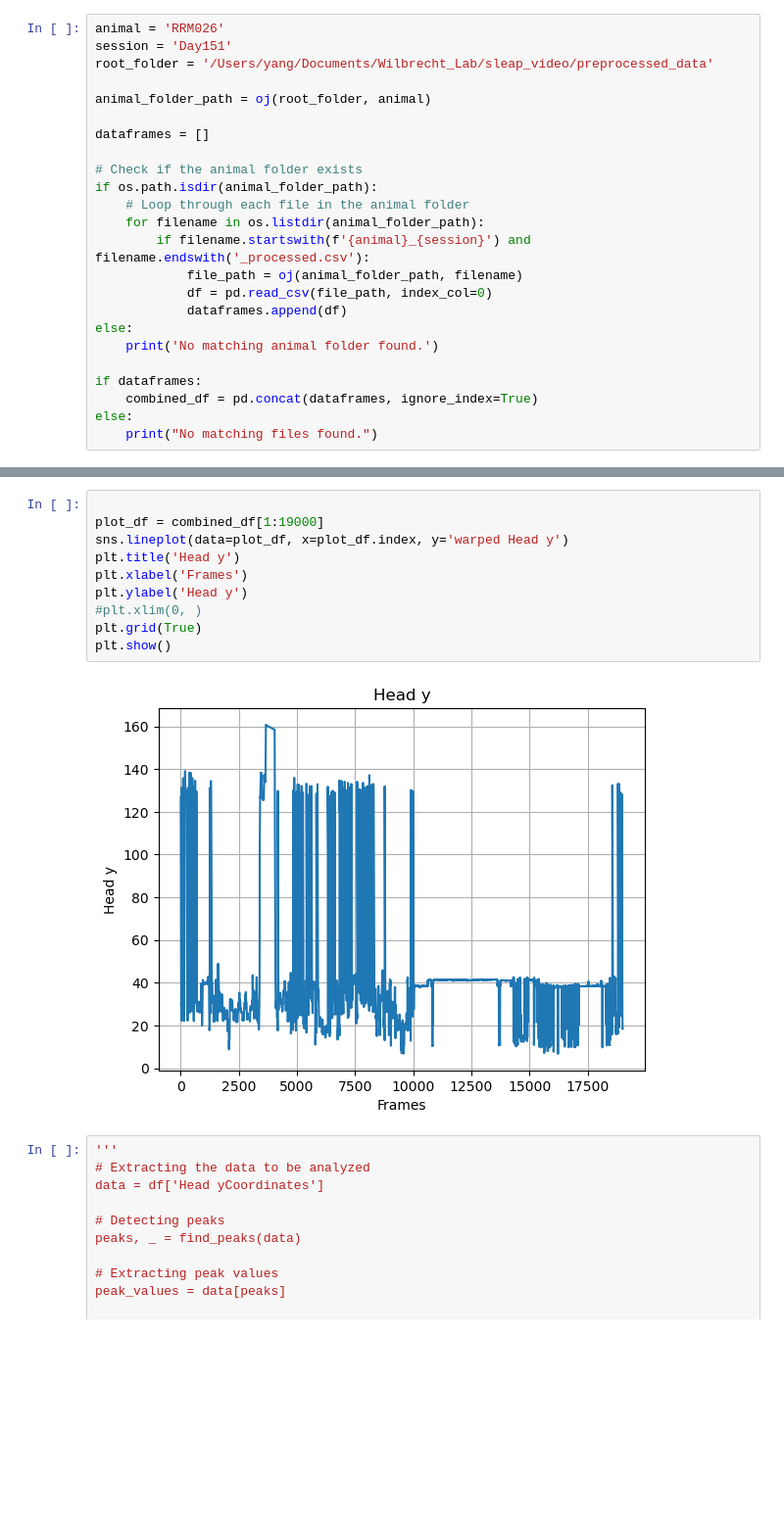
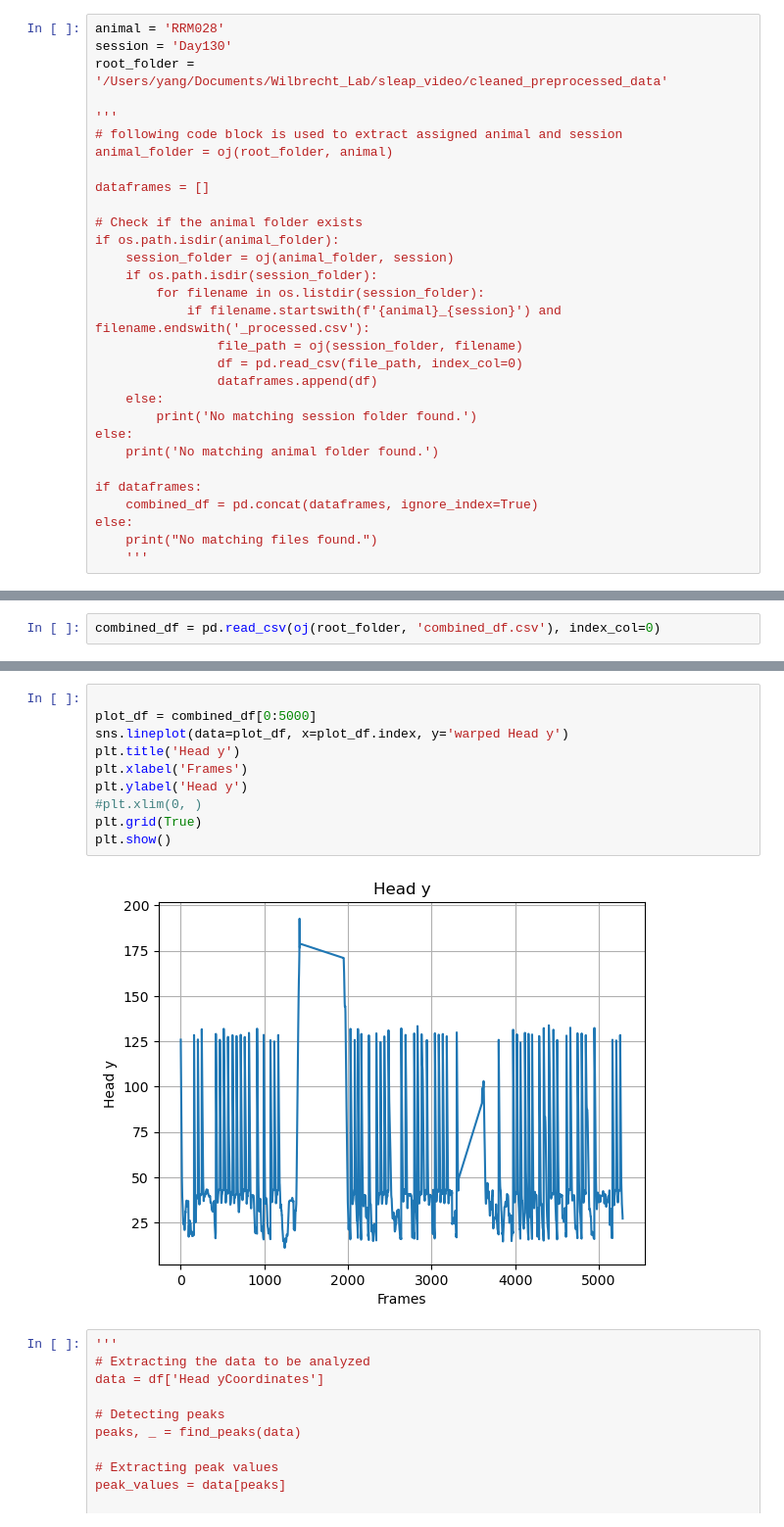
Before and after one commit to Yang2hang/RR_Pose_analysis, a Jupyter notebook: data_analysis/main.ipynb, the cells around one changed output, grey strips where cells are left out. Shown at 98% size. Saved outputs shown, nothing was run; the diff lists cells and outputs as text; blank space fills up the shorter version.

```diff
--- a/data_analysis/main.ipynb
+++ b/data_analysis/main.ipynb
@@ -12,22 +14,27 @@ from sklearn.linear_model import LinearRegression
 from straight_walking_speed import plot_straight_walking_speed
 from os.path import join as oj
 # %%
-animal = 'RRM026'
-session = 'Day151'
-root_folder = '/Users/yang/Documents/Wilbrecht_Lab/sleap_video/preprocessed_data'
+animal = 'RRM028'
+session = 'Day130'
+root_folder = '/Users/yang/Documents/Wilbrecht_Lab/sleap_video/cleaned_preprocessed_data'
 
-animal_folder_path = oj(root_folder, animal)
+'''
+# following code block is used to extract assigned animal and session
+animal_folder = oj(root_folder, animal)
 
 dataframes = []
 
 # Check if the animal folder exists
-if os.path.isdir(animal_folder_path):
-    # Loop through each file in the animal folder
-    for filename in os.listdir(animal_folder_path):
-        if filename.startswith(f'{animal}_{session}') and filename.endswith('_processed.csv'):
-            file_path = oj(animal_folder_path, filename)
-            df = pd.read_csv(file_path, index_col=0)
-            dataframes.append(df)
+if os.path.isdir(animal_folder):
+    session_folder = oj(animal_folder, session)
+    if os.path.isdir(session_folder):
+        for filename in os.listdir(session_folder):
+            if filename.startswith(f'{animal}_{session}') and filename.endswith('_processed.csv'):
+                file_path = oj(session_folder, filename)
+                df = pd.read_csv(file_path, index_col=0)
+                dataframes.append(df)
+    else:
+        print('No matching session folder found.')
 else:
     print('No matching animal folder found.')
 
@@ -35,3 +42,4 @@ if dataframes:
     combined_df = pd.concat(dataframes, ignore_index=True)
 else:
     print("No matching files found.")
+    '''
@@ -38,3 +48,5 @@ else:
+# %%
+combined_df = pd.read_csv(oj(root_folder, 'combined_df.csv'), index_col=0)
 # %%
 print(combined_df.shape)
 combined_df.head()
@@ -120,15 +133,15 @@ No artists with labels found to put in legend.  Note that artists whose label st
 # %%
 
-plot_df = combined_df[1:19000]
+plot_df = combined_df[0:5000]
 sns.lineplot(data=plot_df, x=plot_df.index, y='warped Head y')
 plt.title('Head y')
 plt.xlabel('Frames')
 plt.ylabel('Head y')
 #plt.xlim(0, )
 plt.grid(True)
 plt.show()
 # %% [output]
-[figure, old version]
+[figure, new version]
 # %%
 '''
 # Extracting the data to be analyzed
```
Also changed, not shown: parts of 23 cells of this notebook, 6 other files.
